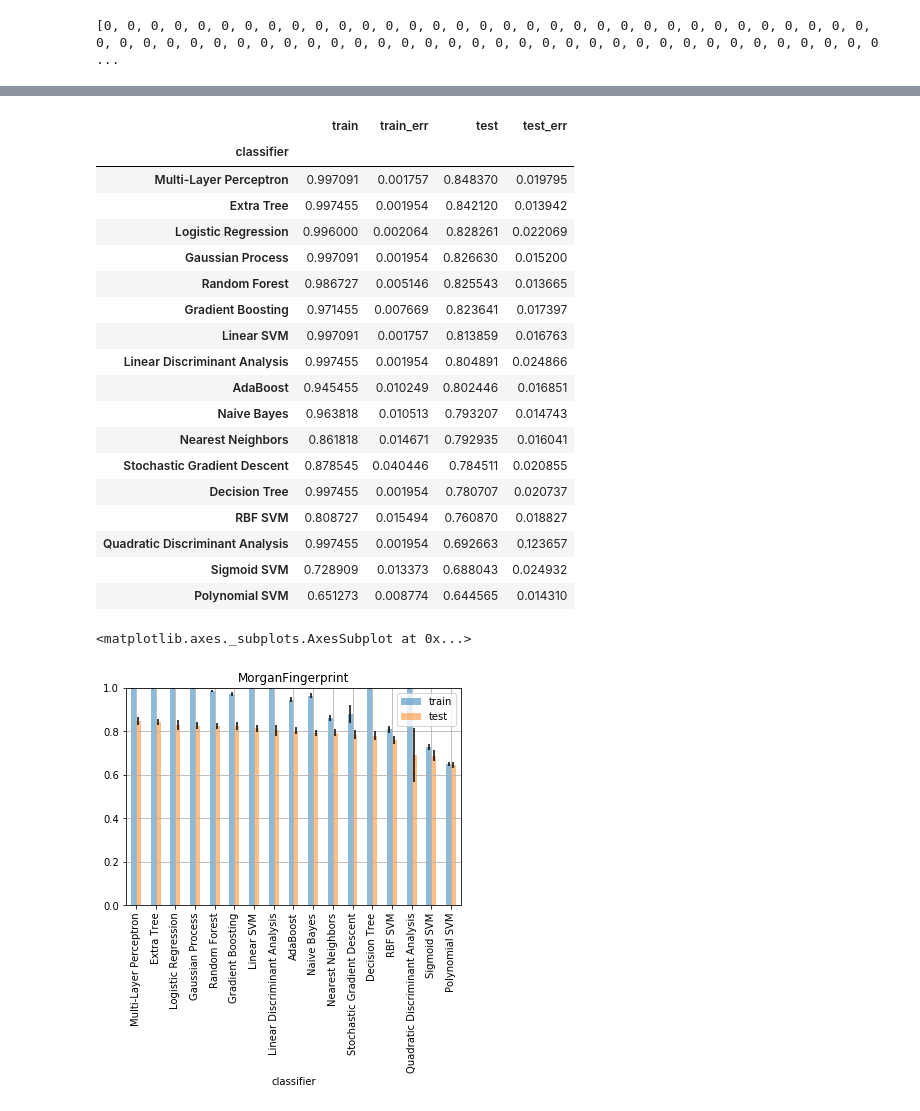
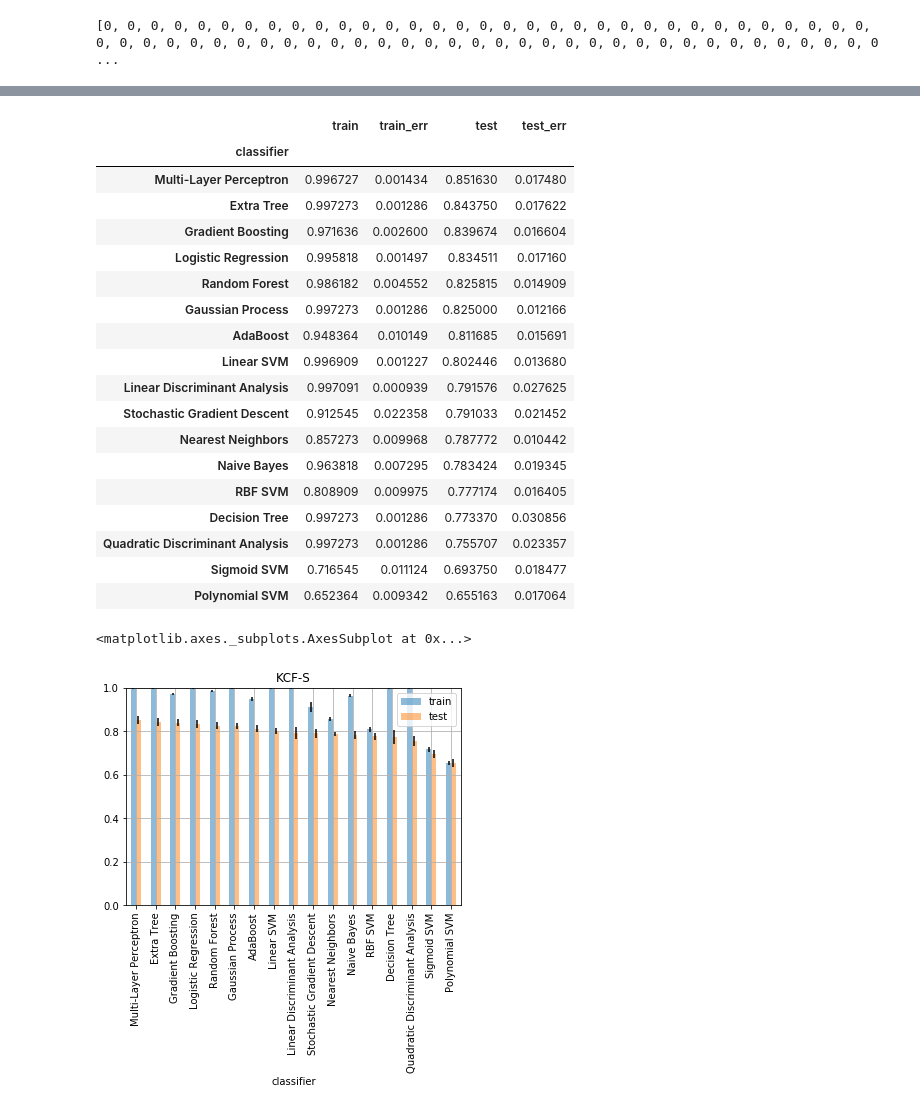
Before and after one commit to KCF-Convoy/kcfconvoy, a Jupyter notebook: jupyter_usecase/machine_learning.ipynb, the cells around one changed output, grey strips where cells are left out. Cells and saved outputs as stored; diff of their text form; code cells hidden in the pictures.

```diff
--- a/jupyter_usecase/machine_learning.ipynb
+++ b/jupyter_usecase/machine_learning.ipynb
@@ -139,0 +108,2 @@ classes = [1 if id in group[group_names[3]] else 0 for id in kcfmat.names]
+# %%
+classes = kcfmat.brite_class(3)
@@ -305,9 +259,0 @@ y = classes
-# %%
-!date
-accum_feature_importances_ = np.zeros(len(kcfmat.mat[0]))
-for trial in range(10): # 10 回繰り返す
-    X_train, X_test, y_train, y_test = train_test_split(X, y, test_size=.4) # 訓練データ・テストデータの生成
-    clf = RandomForestClassifier()
-    clf.fit(X_train, y_train) # 学習
-    accum_feature_importances_ += clf.feature_importances_
-!date
@@ -339,0 +276,6 @@ y = classes
+# %%
+!date
+y = classes
+kcfmat.feature_selection(y, classifier=RandomForestClassifier())
+X = kcfmat.selected_mat()
+!date
@@ -340,29 +293,30 @@ y = classes
 # %%
 !date
+print("KCF-S", ", length= ", len(X[0]))
 result = []
-for trial in range(10): # 10 回繰り返す
+for trial in range(10): # iterates 10 times
     clfs = Classifiers()
-    X_train, X_test, y_train, y_test = train_test_split(X, y, test_size=.4) # 訓練データ・テストデータの生成
-    for name, clf in clfs.classifiers: # 指定した複数の分類機を順番に呼び出す
+    X_train, X_test, y_train, y_test = train_test_split(X, y, test_size=.4) # generating training and test datasets
+    for name, clf in clfs.classifiers: #  calling the defined classifiers in turn
         try:
-            clf.fit(X_train, y_train) # 学習
-            score1 = clf.score(X_train, y_train) # 正解率（train）の算出
-            score2 = clf.score(X_test, y_test) # 正解率（test）の算出
-            result.append([name, score1, score2]) # 結果の格納
+            clf.fit(X_train, y_train) #  learning
+            score1 = clf.score(X_train, y_train) # calculating the accuracy score for the training data
+            score2 = clf.score(X_test, y_test) # calculating the accuracy score for the test data
+            result.append([name, score1, score2]) # storing the result
         except:
             continue
 
-df_result = pd.DataFrame(result, columns=['classifier', 'train', 'test']) # 今回はまだ並べ替えはしない
+df_result = pd.DataFrame(result, columns=['classifier', 'train', 'test']) # Preparing the result table
 !date
-# 分類器 (classifier) 毎にグループ化して正解率の平均を計算し、test の正解率の平均の大きい順に並べる
+# grouping the results by classifiers and calculating the average of the accuracy score, followed by sorting
 df_result_mean = df_result.groupby('classifier').mean() #.sort_values('test', ascending=False)
-# エラーバーの表示に用いる目的で、標準偏差を計算する
+# calculating the standard deviations for the use of error bars
 errors = df_result.groupby('classifier').std()
 errors.columns=['train_err', 'test_err']
 
-# 平均値と標準偏差を用いて棒グラフを描画
+# depicting the bar charts
 display(pd.concat([df_result_mean['train'], errors['train_err'], df_result_mean['test'], errors['test_err']], axis=1).sort_values('test', ascending=False))
 df_result_mean = df_result_mean.sort_values('test', ascending=False)
 errors.columns=['train', 'test']
-df_result_mean.plot(title=fingerprint, kind='bar', alpha=0.5, grid=True, yerr=errors, ylim=[0, 1])
+df_result_mean.plot(title="KCF-S", kind='bar', alpha=0.5, grid=True, yerr=errors, ylim=[0, 1])
 # %% [output]
@@ -371,21 +326,21 @@ Thu Oct 11 10:04:37 UTC 2018
 |  | train | train_err | test | test_err |
 | classifier |  |  |  |  |
-| Multi-Layer Perceptron | 0.997091 | 0.001757 | 0.848370 | 0.019795 |
-| Extra Tree | 0.997455 | 0.001954 | 0.842120 | 0.013942 |
-| Logistic Regression | 0.996000 | 0.002064 | 0.828261 | 0.022069 |
-| Gaussian Process | 0.997091 | 0.001954 | 0.826630 | 0.015200 |
-| Random Forest | 0.986727 | 0.005146 | 0.825543 | 0.013665 |
-| Gradient Boosting | 0.971455 | 0.007669 | 0.823641 | 0.017397 |
-| Linear SVM | 0.997091 | 0.001757 | 0.813859 | 0.016763 |
-| Linear Discriminant Analysis | 0.997455 | 0.001954 | 0.804891 | 0.024866 |
-| AdaBoost | 0.945455 | 0.010249 | 0.802446 | 0.016851 |
-| Naive Bayes | 0.963818 | 0.010513 | 0.793207 | 0.014743 |
-| Nearest Neighbors | 0.861818 | 0.014671 | 0.792935 | 0.016041 |
-| Stochastic Gradient Descent | 0.878545 | 0.040446 | 0.784511 | 0.020855 |
-| Decision Tree | 0.997455 | 0.001954 | 0.780707 | 0.020737 |
-| RBF SVM | 0.808727 | 0.015494 | 0.760870 | 0.018827 |
-| Quadratic Discriminant Analysis | 0.997455 | 0.001954 | 0.692663 | 0.123657 |
-| Sigmoid SVM | 0.728909 | 0.013373 | 0.688043 | 0.024932 |
-| Polynomial SVM | 0.651273 | 0.008774 | 0.644565 | 0.014310 |
+| Multi-Layer Perceptron | 0.996727 | 0.001434 | 0.851630 | 0.017480 |
+| Extra Tree | 0.997273 | 0.001286 | 0.843750 | 0.017622 |
+| Gradient Boosting | 0.971636 | 0.002600 | 0.839674 | 0.016604 |
+| Logistic Regression | 0.995818 | 0.001497 | 0.834511 | 0.017160 |
+| Random Forest | 0.986182 | 0.004552 | 0.825815 | 0.014909 |
+| Gaussian Process | 0.997273 | 0.001286 | 0.825000 | 0.012166 |
+| AdaBoost | 0.948364 | 0.010149 | 0.811685 | 0.015691 |
+| Linear SVM | 0.996909 | 0.001227 | 0.802446 | 0.013680 |
+| Linear Discriminant Analysis | 0.997091 | 0.000939 | 0.791576 | 0.027625 |
+| Stochastic Gradient Descent | 0.912545 | 0.022358 | 0.791033 | 0.021452 |
+| Nearest Neighbors | 0.857273 | 0.009968 | 0.787772 | 0.010442 |
+| Naive Bayes | 0.963818 | 0.007295 | 0.783424 | 0.019345 |
+| RBF SVM | 0.808909 | 0.009975 | 0.777174 | 0.016405 |
+| Decision Tree | 0.997273 | 0.001286 | 0.773370 | 0.030856 |
+| Quadratic Discriminant Analysis | 0.997273 | 0.001286 | 0.755707 | 0.023357 |
+| Sigmoid SVM | 0.716545 | 0.011124 | 0.693750 | 0.018477 |
+| Polynomial SVM | 0.652364 | 0.009342 | 0.655163 | 0.017064 |
 <matplotlib.axes._subplots.AxesSubplot at 0x...>
-[figure, old version]
+[figure, new version]
```
Also changed, not shown: parts of 55 cells of this notebook, 1 other file.
